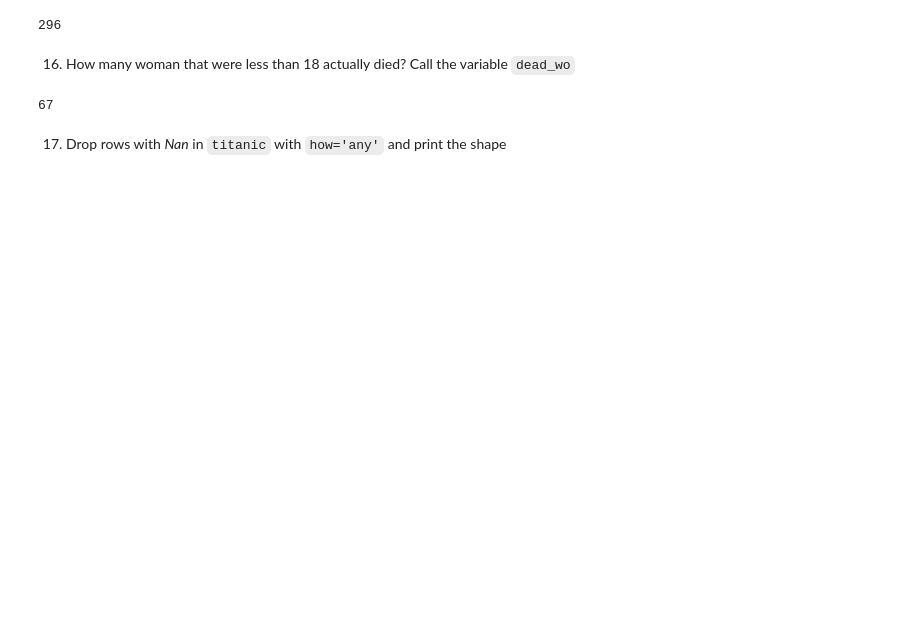
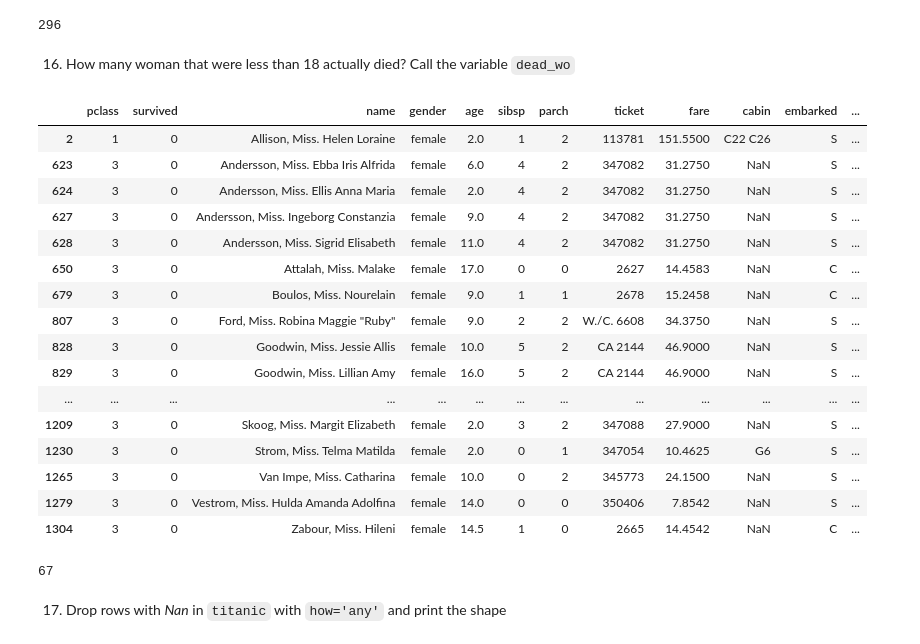
Before and after one commit to RMolleda/Analytics, a Jupyter notebook: Exercises/week5/day3/exercises/Titanic-exercise.ipynb, the cells around one changed output. Saved outputs shown, nothing was run; the diff lists cells and outputs as text; code cells hidden in the pictures; blank space fills up the shorter version.

```diff
--- a/Exercises/week5/day3/exercises/Titanic-exercise.ipynb
+++ b/Exercises/week5/day3/exercises/Titanic-exercise.ipynb
@@ -410,0 +379,3 @@ minor_wo = woman_titanic.groupby(["age"]).count()
+# %%
+minor_wo = woman_titanic[woman_titanic["age"] < 18]
+minor_wo["age"].value_counts().sum()
@@ -414,6 +387,28 @@ minor_wo = woman_titanic.groupby(["age"]).count()
 296
 # %% [markdown]
 16. How many woman that were less than 18 actually died? Call the variable `dead_wo`
+# %%
+dead_wo = minor_wo[minor_wo["survived"] == 0]
+dead_wo
+#Tanto esta como la anterior columna, no cuentan como posibles menores de edad las personas que aparecen con "age" "NaN" ya que no conocemos su edad.
+# %% [output]
+|  | pclass | survived | name | gender | age | sibsp | parch | ticket | fare | cabin | embarked | ... |
+| 2 | 1 | 0 | Allison, Miss. Helen Loraine | female | 2.0 | 1 | 2 | 113781 | 151.5500 | C22 C26 | S | ... |
+| 623 | 3 | 0 | Andersson, Miss. Ebba Iris Alfrida | female | 6.0 | 4 | 2 | 347082 | 31.2750 | NaN | S | ... |
+| 624 | 3 | 0 | Andersson, Miss. Ellis Anna Maria | female | 2.0 | 4 | 2 | 347082 | 31.2750 | NaN | S | ... |
+| 627 | 3 | 0 | Andersson, Miss. Ingeborg Constanzia | female | 9.0 | 4 | 2 | 347082 | 31.2750 | NaN | S | ... |
+| 628 | 3 | 0 | Andersson, Miss. Sigrid Elisabeth | female | 11.0 | 4 | 2 | 347082 | 31.2750 | NaN | S | ... |
+| 650 | 3 | 0 | Attalah, Miss. Malake | female | 17.0 | 0 | 0 | 2627 | 14.4583 | NaN | C | ... |
+| 679 | 3 | 0 | Boulos, Miss. Nourelain | female | 9.0 | 1 | 1 | 2678 | 15.2458 | NaN | C | ... |
+| 807 | 3 | 0 | Ford, Miss. Robina Maggie "Ruby" | female | 9.0 | 2 | 2 | W./C. 6608 | 34.3750 | NaN | S | ... |
+| 828 | 3 | 0 | Goodwin, Miss. Jessie Allis | female | 10.0 | 5 | 2 | CA 2144 | 46.9000 | NaN | S | ... |
+| 829 | 3 | 0 | Goodwin, Miss. Lillian Amy | female | 16.0 | 5 | 2 | CA 2144 | 46.9000 | NaN | S | ... |
+| ... | ... | ... | ... | ... | ... | ... | ... | ... | ... | ... | ... | ... |
+| 1209 | 3 | 0 | Skoog, Miss. Margit Elizabeth | female | 2.0 | 3 | 2 | 347088 | 27.9000 | NaN | S | ... |
+| 1230 | 3 | 0 | Strom, Miss. Telma Matilda | female | 2.0 | 0 | 1 | 347054 | 10.4625 | G6 | S | ... |
+| 1265 | 3 | 0 | Van Impe, Miss. Catharina | female | 10.0 | 0 | 2 | 345773 | 24.1500 | NaN | S | ... |
+| 1279 | 3 | 0 | Vestrom, Miss. Hulda Amanda Adolfina | female | 14.0 | 0 | 0 | 350406 | 7.8542 | NaN | S | ... |
+| 1304 | 3 | 0 | Zabour, Miss. Hileni | female | 14.5 | 1 | 0 | 2665 | 14.4542 | NaN | C | ... |
 # %%
 #your code
 # %% [output]
```
Also changed, not shown: parts of 20 cells of this notebook.
